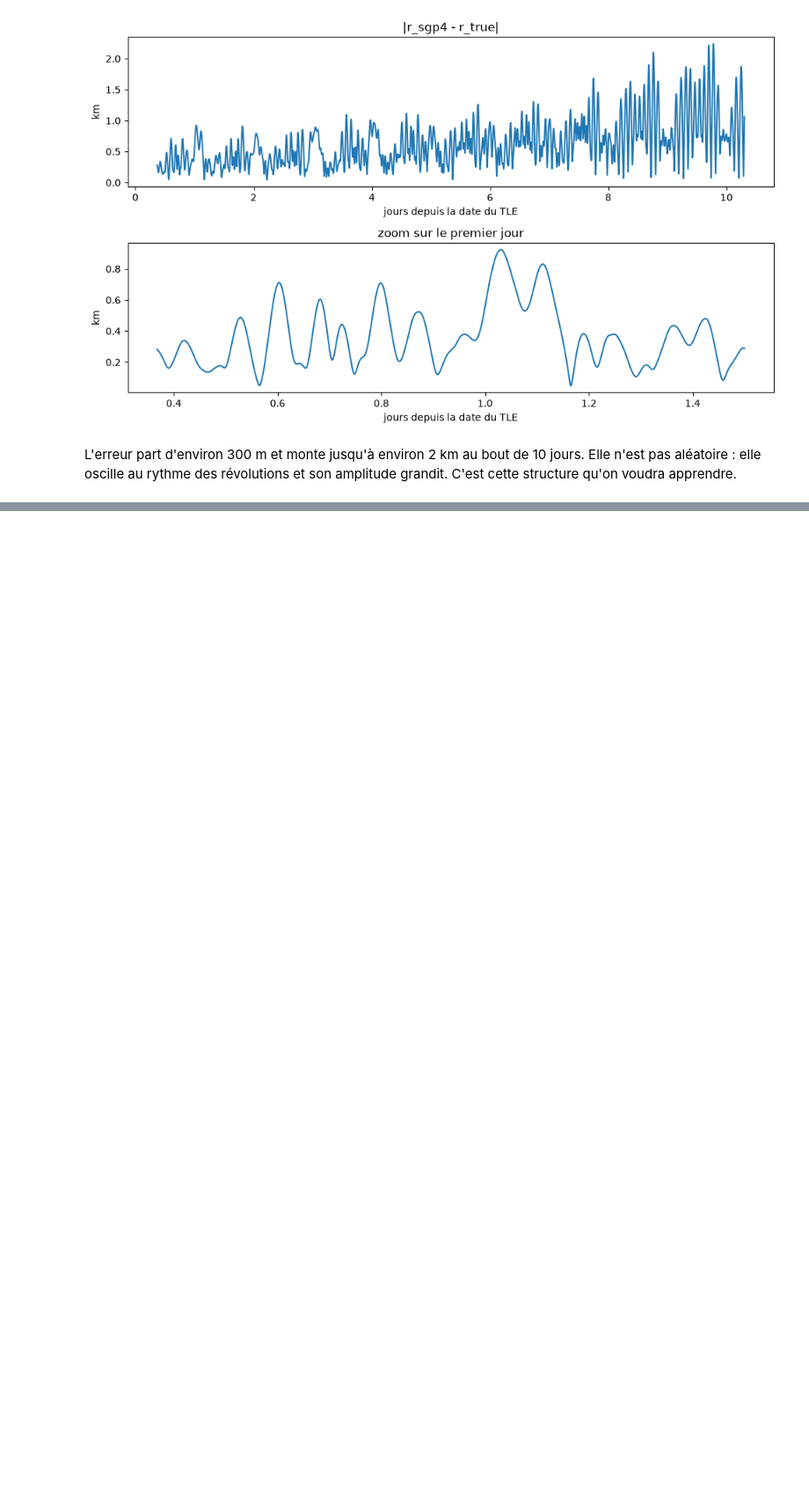
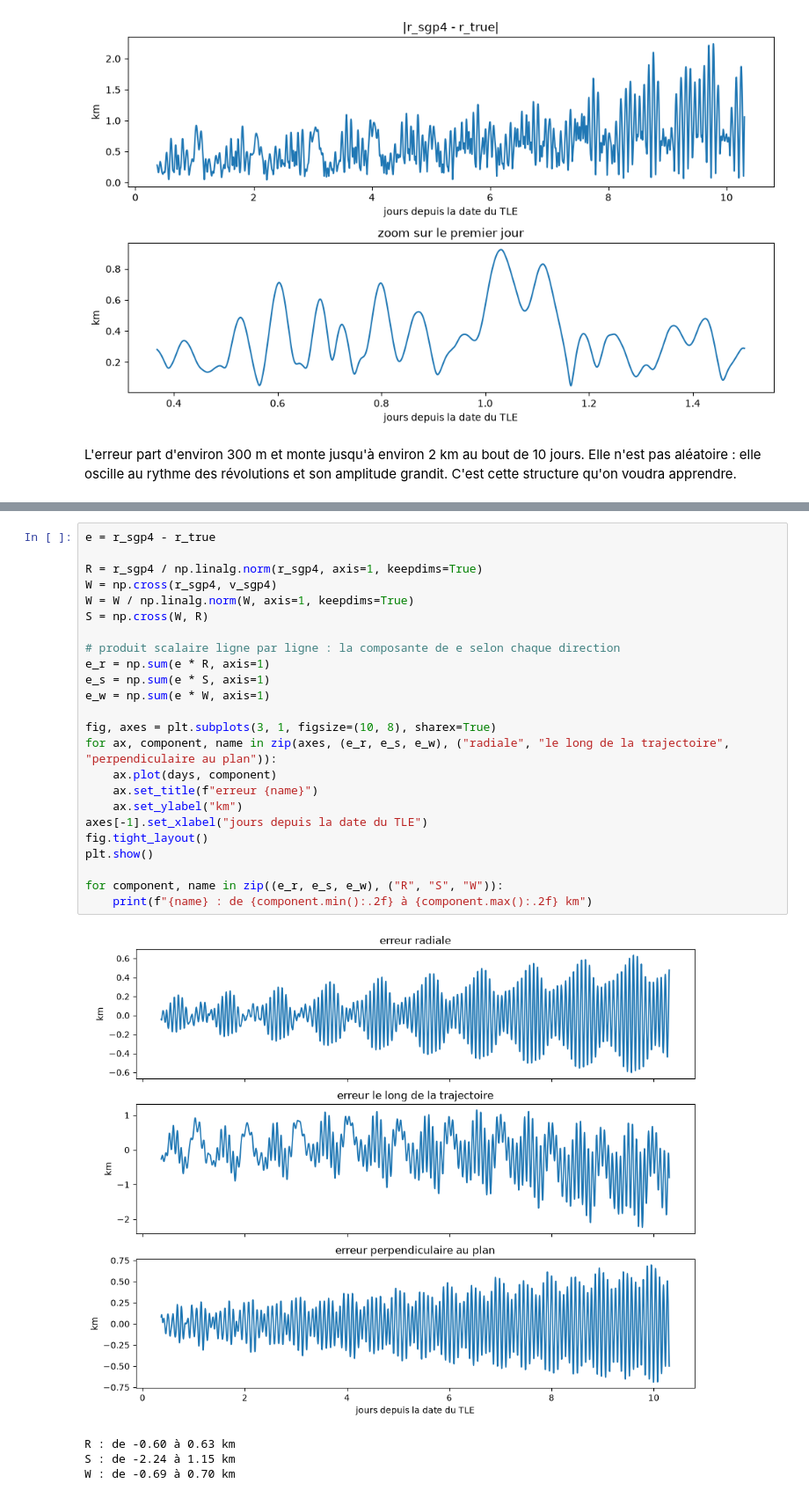
Before and after one commit to TagCopperLight/OrbitML, a Jupyter notebook: orbitml.ipynb, the cells around one changed output, grey strips where cells are left out. Shown at 88% size. Drawn from its saved outputs; the diff is of its cells as text; blank space fills up the shorter version.

```diff
--- a/orbitml.ipynb
+++ b/orbitml.ipynb
@@ -179,0 +190,29 @@ L'erreur part d'environ 300 m et monte jusqu'à environ 2 km au bout de 10 jours
+# %%
+e = r_sgp4 - r_true
+
+R = r_sgp4 / np.linalg.norm(r_sgp4, axis=1, keepdims=True)
+W = np.cross(r_sgp4, v_sgp4)
+W = W / np.linalg.norm(W, axis=1, keepdims=True)
+S = np.cross(W, R)
+
+# produit scalaire ligne par ligne : la composante de e selon chaque direction
+e_r = np.sum(e * R, axis=1)
+e_s = np.sum(e * S, axis=1)
+e_w = np.sum(e * W, axis=1)
+
+fig, axes = plt.subplots(3, 1, figsize=(10, 8), sharex=True)
+for ax, component, name in zip(axes, (e_r, e_s, e_w), ("radiale", "le long de la trajectoire", "perpendiculaire au plan")):
+    ax.plot(days, component)
+    ax.set_title(f"erreur {name}")
+    ax.set_ylabel("km")
+axes[-1].set_xlabel("jours depuis la date du TLE")
+fig.tight_layout()
+plt.show()
+
+for component, name in zip((e_r, e_s, e_w), ("R", "S", "W")):
+    print(f"{name} : de {component.min():.2f} à {component.max():.2f} km")
+# %% [output]
+[figure, added]
+R : de -0.60 à 0.63 km
+S : de -2.24 à 1.15 km
+W : de -0.69 à 0.70 km
```
Also changed, not shown: parts of 22 cells of this notebook, 36 other files.
